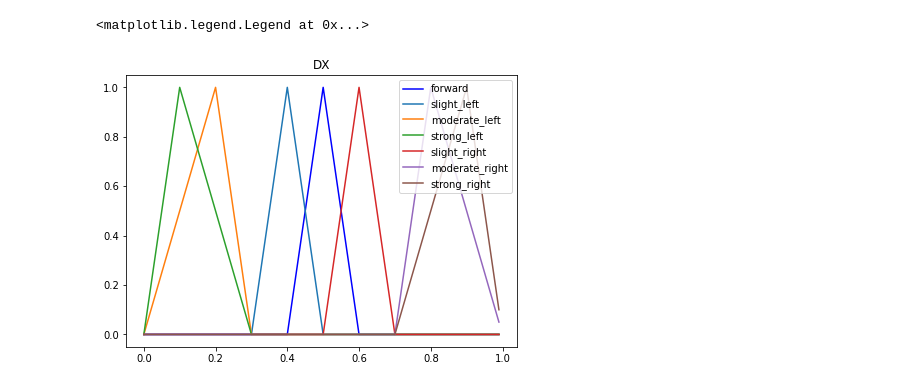
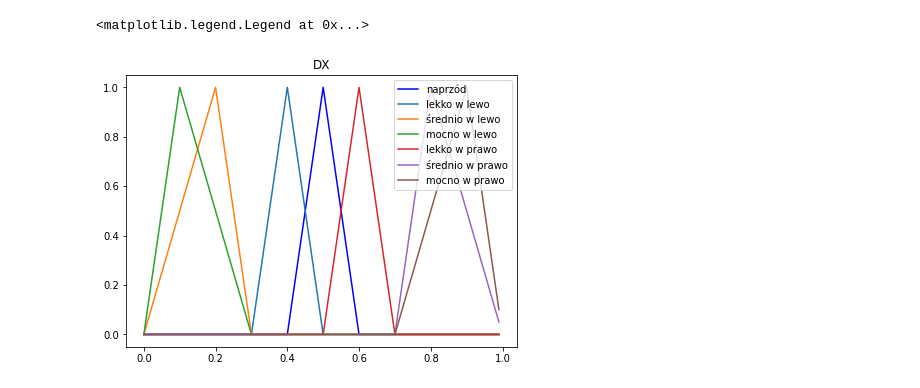
Before and after one commit to ProtossLuigi/snek, a Jupyter notebook: notebooks/plots.ipynb, the cells around one changed output. Drawn from its saved outputs; the diff is of its cells as text; code cells hidden in the pictures.

```diff
--- a/notebooks/plots.ipynb
+++ b/notebooks/plots.ipynb
@@ -56,25 +112,25 @@ Text(0.5, 1.0, 'Obstacles in vicinity')
 # %%
 dir_range = np.arange(0, 1, 0.01)
 dir_forward = fuzz.trimf(dir_range, [0.4, 0.5, 0.6])
 dir_left_weak = fuzz.trimf(dir_range, [0., 0.2, 0.3])
 dir_right_weak = fuzz.trimf(dir_range, [0.7, 0.8, 1.])
 
 dir_left_strong = fuzz.trapmf(dir_range, [0., 0.1, 0.1, 0.3])
 dir_right_strong = fuzz.trapmf(dir_range, [0.7, 0.9, 0.9, 1.])
 
 dir_left_very_weak = fuzz.trapmf(dir_range, [.3, 0.4, 0.4, 0.5])
 dir_right_very_weak = fuzz.trapmf(dir_range, [0.5, 0.6, 0.6, .7])
 
 fig = plt.figure(figsize=(7,5))
-plt.plot(dir_range, dir_forward, 'b', linewidth=1.5, label='forward')
-plt.plot(dir_range, dir_left_very_weak, linewidth=1.5, label='slight_left')
-plt.plot(dir_range, dir_left_weak, linewidth=1.5, label='moderate_left')
-plt.plot(dir_range, dir_left_strong, linewidth=1.5, label='strong_left')
-plt.plot(dir_range, dir_right_very_weak, linewidth=1.5, label='slight_right')
-plt.plot(dir_range, dir_right_weak, linewidth=1.5, label='moderate_right')
-plt.plot(dir_range, dir_right_strong, linewidth=1.5, label='strong_right')
+plt.plot(dir_range, dir_forward, 'b', linewidth=1.5, label='naprzód')
+plt.plot(dir_range, dir_left_very_weak, linewidth=1.5, label='lekko w lewo')
+plt.plot(dir_range, dir_left_weak, linewidth=1.5, label='średnio w lewo')
+plt.plot(dir_range, dir_left_strong, linewidth=1.5, label='mocno w lewo')
+plt.plot(dir_range, dir_right_very_weak, linewidth=1.5, label='lekko w prawo')
+plt.plot(dir_range, dir_right_weak, linewidth=1.5, label='średnio w prawo')
+plt.plot(dir_range, dir_right_strong, linewidth=1.5, label='mocno w prawo')
 plt.title('DX')
 plt.legend()
 # %% [output]
 <matplotlib.legend.Legend at 0x...>
-[figure, old version]
+[figure, new version]
```
Also changed, not shown: parts of 14 cells of this notebook.
